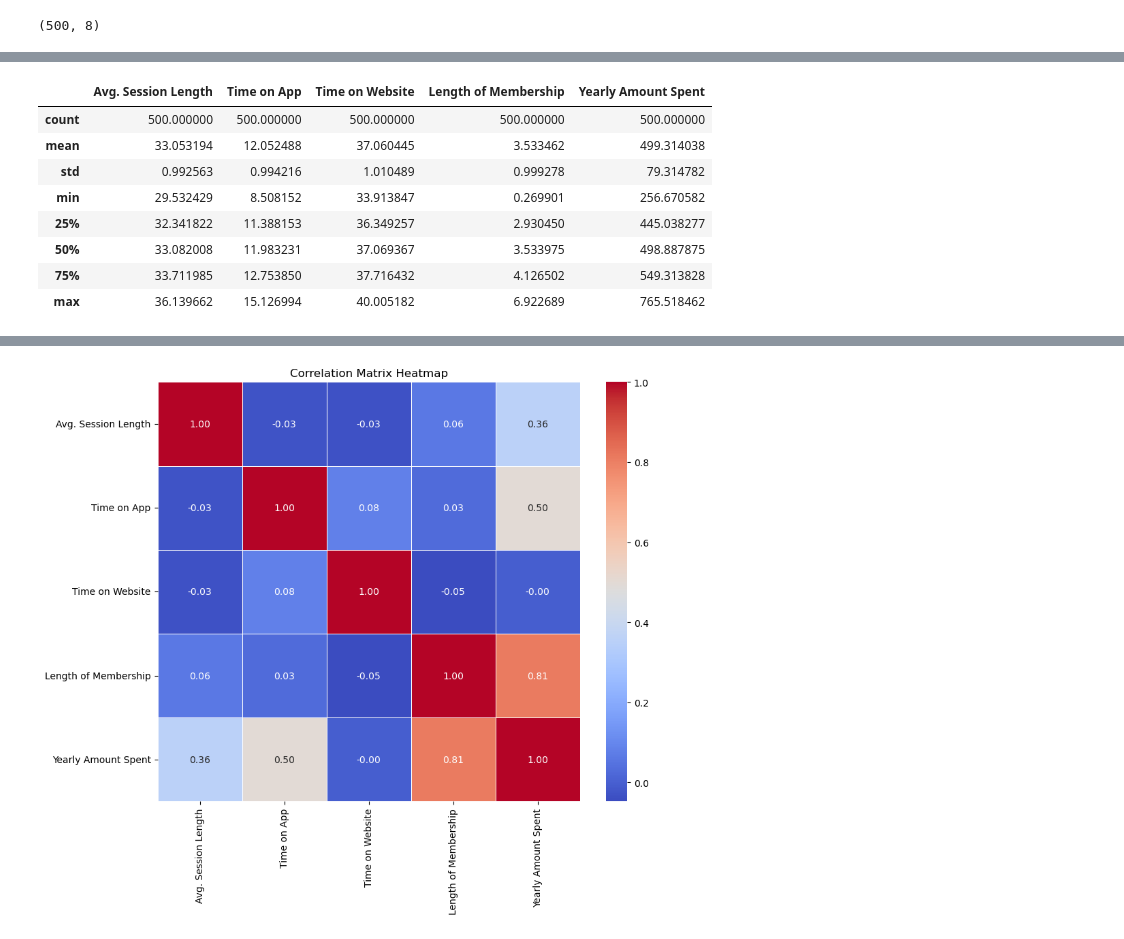
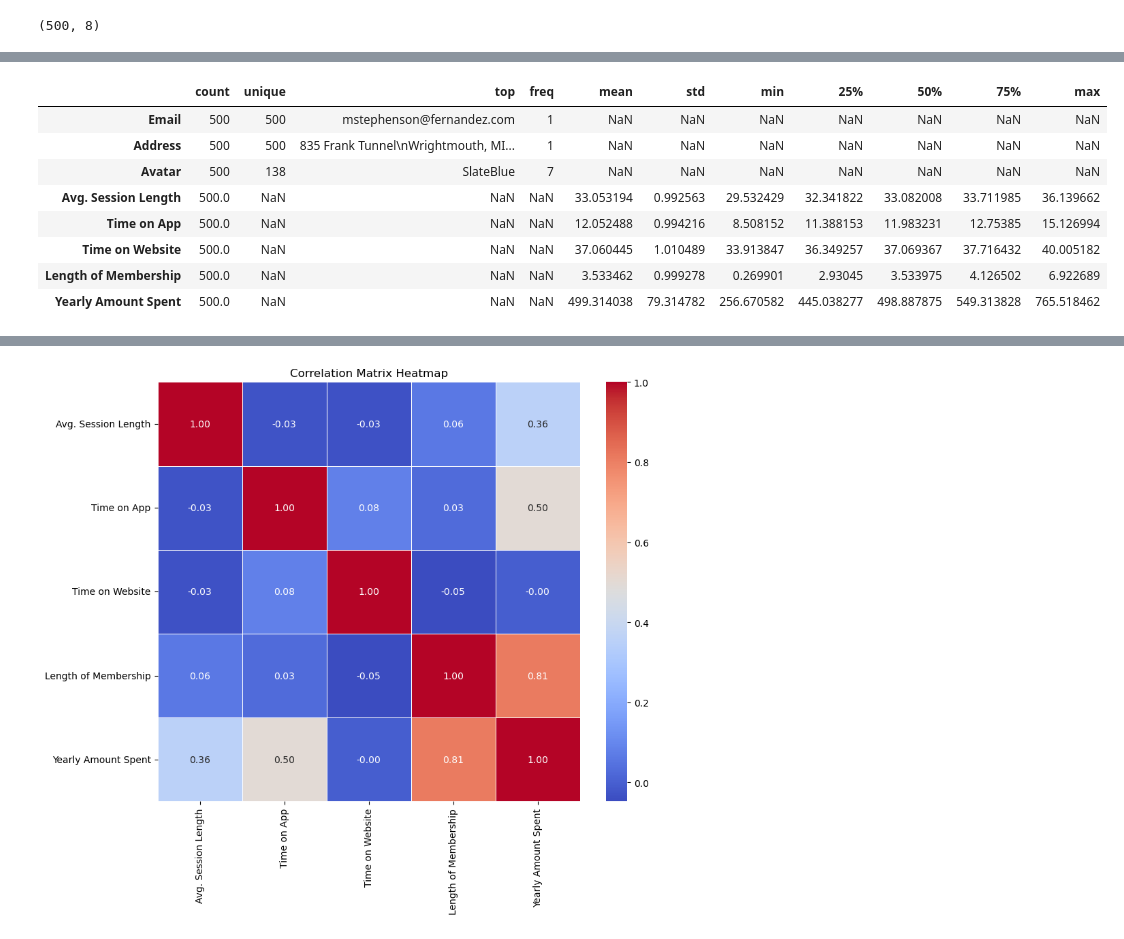
Before and after one commit to kammala-kalyan/My-ML-Projects, a Jupyter notebook: E-Commerce/code.ipynb, the cells around one changed output, grey strips where cells are left out. Saved outputs shown, nothing was run; the diff lists cells and outputs as text; code cells hidden in the pictures.

```diff
--- a/E-Commerce/code.ipynb
+++ b/E-Commerce/code.ipynb
@@ -22,13 +37,13 @@ df.shape
 # %%
-df.describe()
+df.describe(include='all').T
 # %% [output]
-|  | Avg. Session Length | Time on App | Time on Website | Length of Membership | Yearly Amount Spent |
-| count | 500.000000 | 500.000000 | 500.000000 | 500.000000 | 500.000000 |
-| mean | 33.053194 | 12.052488 | 37.060445 | 3.533462 | 499.314038 |
-| std | 0.992563 | 0.994216 | 1.010489 | 0.999278 | 79.314782 |
-| min | 29.532429 | 8.508152 | 33.913847 | 0.269901 | 256.670582 |
-| 25% | 32.341822 | 11.388153 | 36.349257 | 2.930450 | 445.038277 |
-| 50% | 33.082008 | 11.983231 | 37.069367 | 3.533975 | 498.887875 |
-| 75% | 33.711985 | 12.753850 | 37.716432 | 4.126502 | 549.313828 |
-| max | 36.139662 | 15.126994 | 40.005182 | 6.922689 | 765.518462 |
+|  | count | unique | top | freq | mean | std | min | 25% | 50% | 75% | max |
+| Email | 500 | 500 | mstephenson@fernandez.com | 1 | NaN | NaN | NaN | NaN | NaN | NaN | NaN |
+| Address | 500 | 500 | 835 Frank Tunnel\nWrightmouth, MI... | 1 | NaN | NaN | NaN | NaN | NaN | NaN | NaN |
+| Avatar | 500 | 138 | SlateBlue | 7 | NaN | NaN | NaN | NaN | NaN | NaN | NaN |
+| Avg. Session Length | 500.0 | NaN | NaN | NaN | 33.053194 | 0.992563 | 29.532429 | 32.341822 | 33.082008 | 33.711985 | 36.139662 |
+| Time on App | 500.0 | NaN | NaN | NaN | 12.052488 | 0.994216 | 8.508152 | 11.388153 | 11.983231 | 12.75385 | 15.126994 |
+| Time on Website | 500.0 | NaN | NaN | NaN | 37.060445 | 1.010489 | 33.913847 | 36.349257 | 37.069367 | 37.716432 | 40.005182 |
+| Length of Membership | 500.0 | NaN | NaN | NaN | 3.533462 | 0.999278 | 0.269901 | 2.93045 | 3.533975 | 4.126502 | 6.922689 |
+| Yearly Amount Spent | 500.0 | NaN | NaN | NaN | 499.314038 | 79.314782 | 256.670582 | 445.038277 | 498.887875 | 549.313828 | 765.518462 |
 # %%
```
Also changed, not shown: parts of 11 cells of this notebook.
